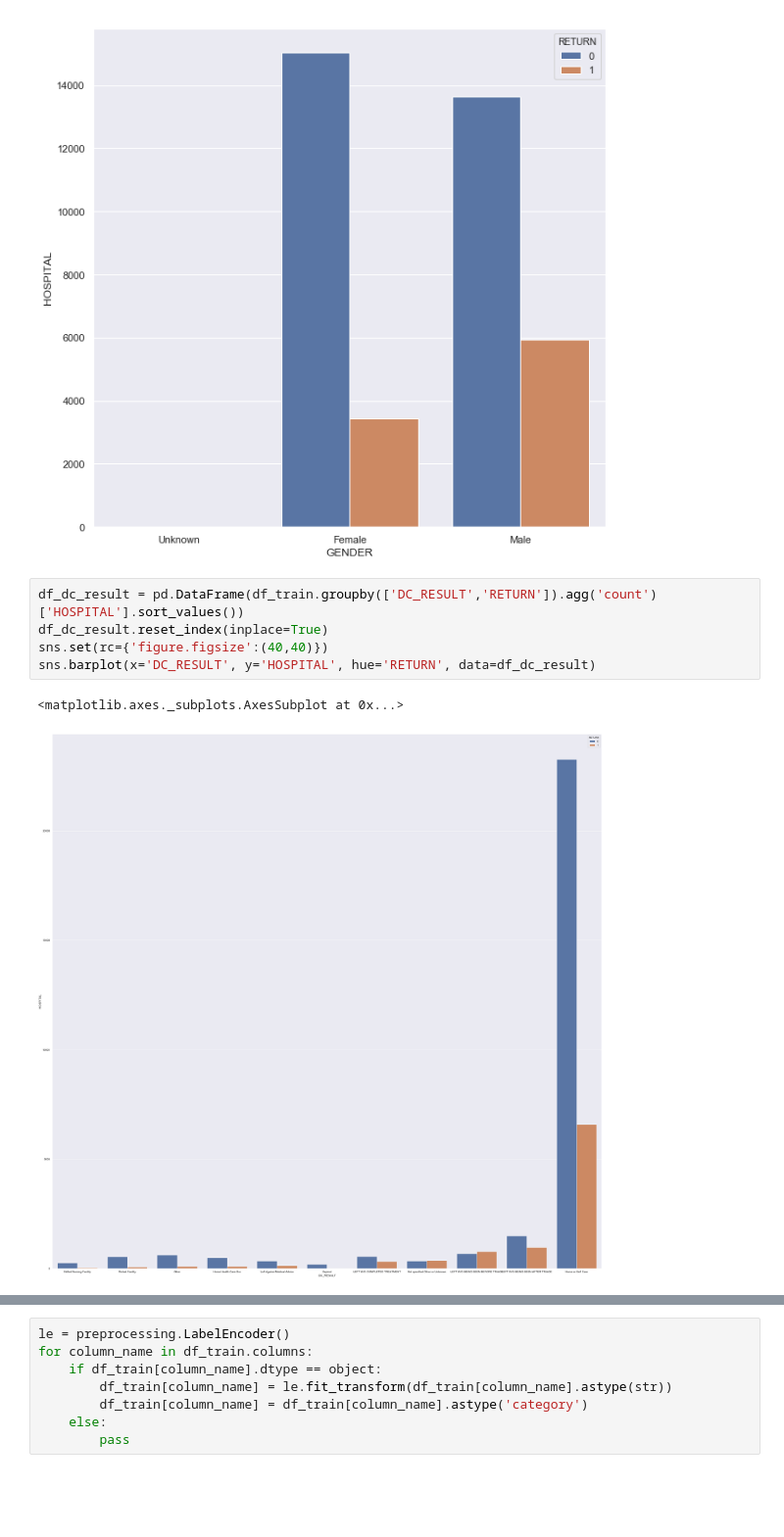
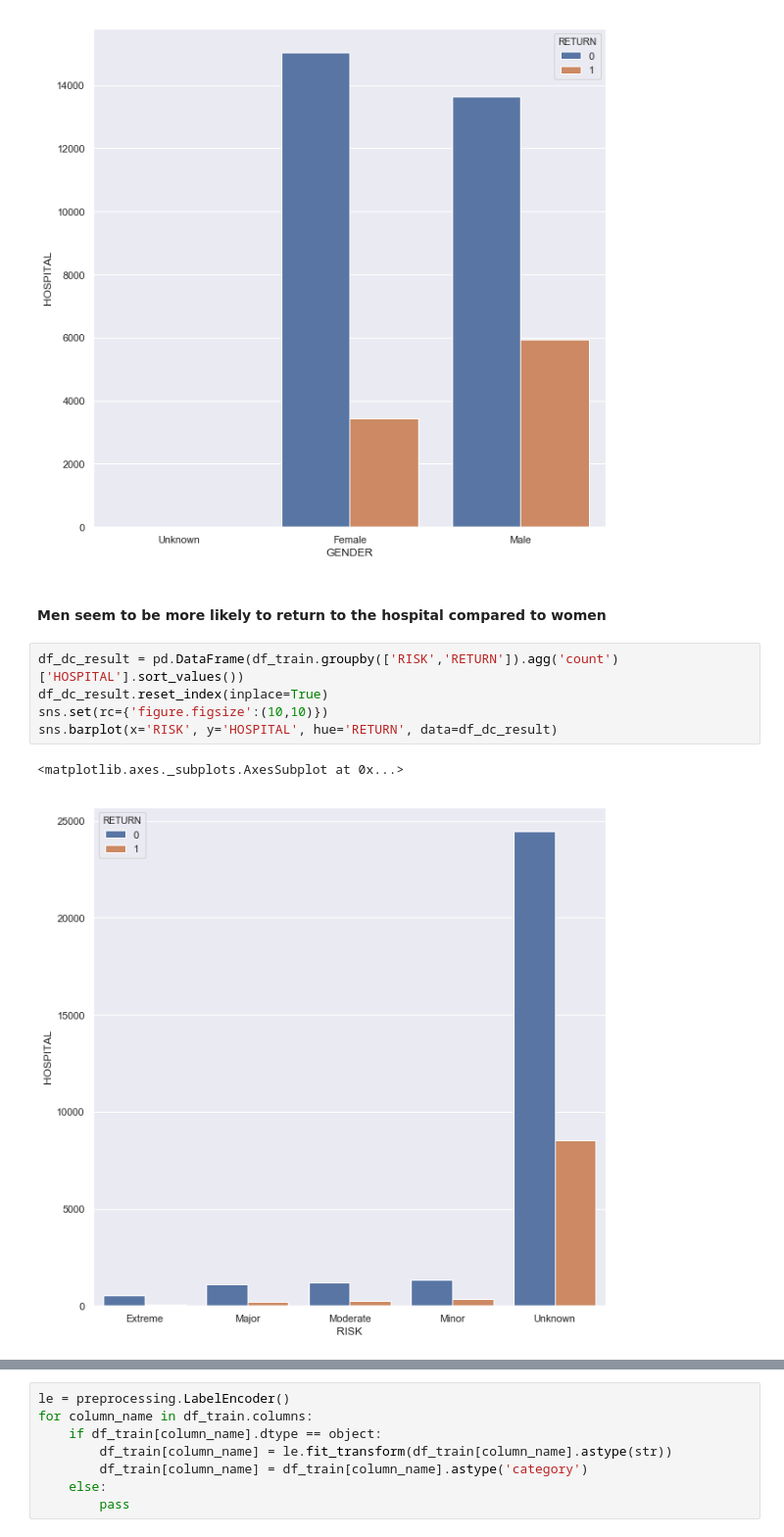
Before and after one commit to praveenjaikant/HospitalReturn, a Jupyter notebook: HospitalReturn.ipynb, the cells around one changed output, grey strips where cells are left out. Shown: that part at 98% size. Saved outputs shown, nothing was run; the diff lists cells and outputs as text; blank space fills up the shorter version.

```diff
--- a/HospitalReturn.ipynb
+++ b/HospitalReturn.ipynb
@@ -140,11 +180,13 @@ sns.barplot(x='GENDER', y='HOSPITAL', hue='RETURN', data=df_dc_result)
 # %% [output]
 <matplotlib.axes._subplots.AxesSubplot at 0x...>
 [figure]
+# %% [markdown]
+#### Men seem to be more likely to return to the hospital compared to women
 # %%
-df_dc_result = pd.DataFrame(df_train.groupby(['DC_RESULT','RETURN']).agg('count')['HOSPITAL'].sort_values())
+df_dc_result = pd.DataFrame(df_train.groupby(['RISK','RETURN']).agg('count')['HOSPITAL'].sort_values())
 df_dc_result.reset_index(inplace=True)
-sns.set(rc={'figure.figsize':(40,40)})
-sns.barplot(x='DC_RESULT', y='HOSPITAL', hue='RETURN', data=df_dc_result)
+sns.set(rc={'figure.figsize':(10,10)})
+sns.barplot(x='RISK', y='HOSPITAL', hue='RETURN', data=df_dc_result)
 # %% [output]
 <matplotlib.axes._subplots.AxesSubplot at 0x...>
-[figure, old version]
+[figure, new version]
```
Also changed, not shown: parts of 17 cells of this notebook.
